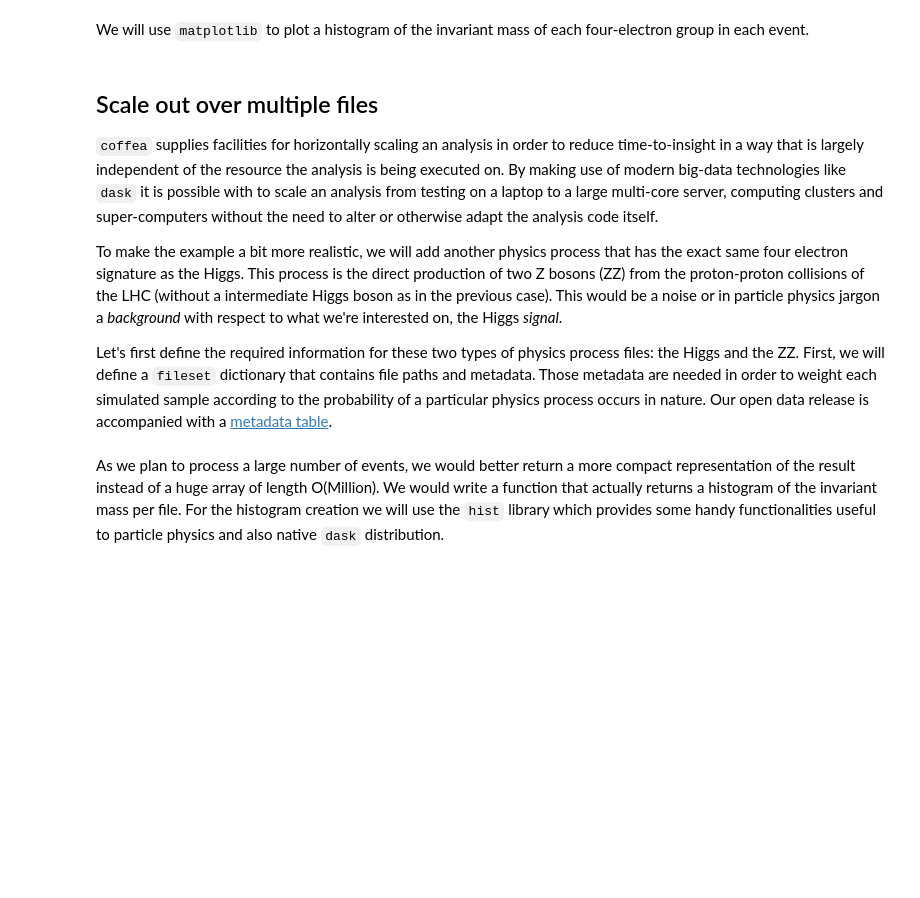
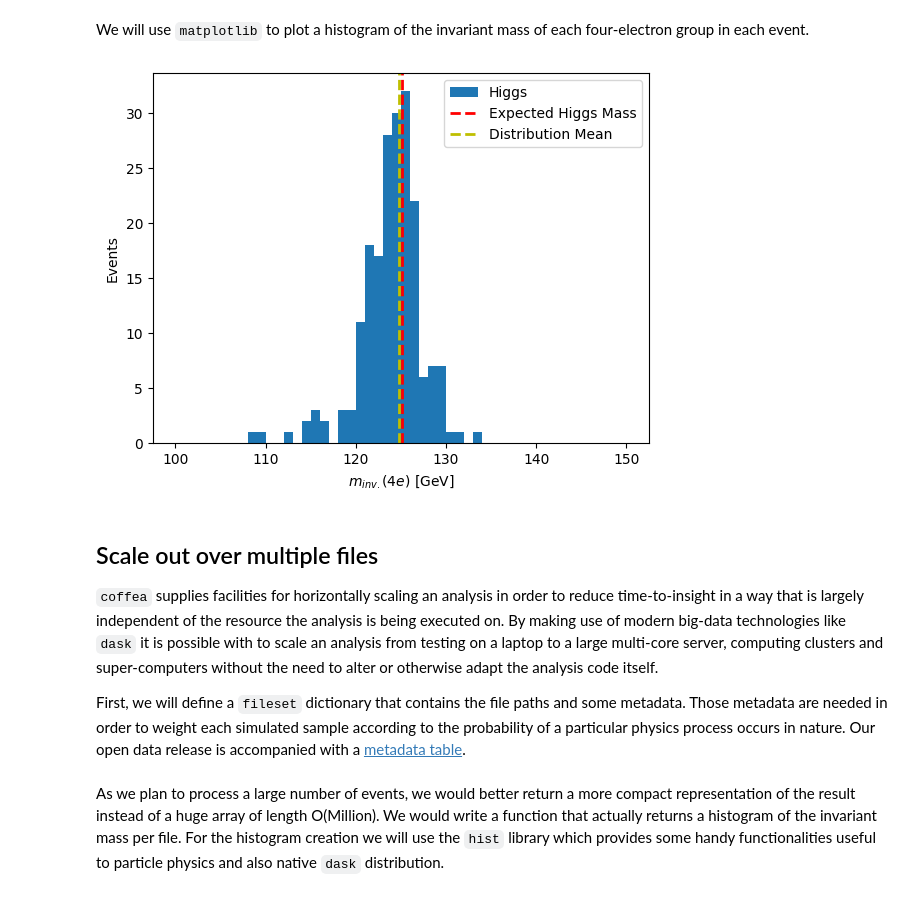
Before and after one commit to ekourlit/scipy2024-ATLAS-demo, a Jupyter notebook: analysis_demo_coffea.ipynb, the cells around one changed output. Drawn from its saved outputs; the diff is of its cells as text; code cells hidden in the pictures; blank space fills up the shorter version.

```diff
--- a/analysis_demo_coffea.ipynb
+++ b/analysis_demo_coffea.ipynb
@@ -216,19 +243,25 @@ We will use `matplotlib` to plot a histogram of the invariant mass of each four-
 # %%
 from matplotlib import pyplot as plt
 
-# observable calculation and plotting
-plt.hist(calculate_inv_mass(el[selection_4e0m]).compute(), bins=50, range=(100, 150), label='Signal')
+# observable calculation
+inv_masses = calculate_inv_mass(el[selection_4e0m]).compute().to_numpy()
+# mean value calculation
+mean_value = np.mean(inv_masses)
+
+# plotting
+plt.hist(inv_masses, bins=50, range=(100, 150), label='Higgs')
 plt.axvline(125.11, color='r', linestyle='dashed', linewidth=2, label='Expected Higgs Mass') # known only after the discovery in 2012
+plt.axvline(mean_value, color='y', linestyle='dashed', linewidth=2, label='Distribution Mean')
 plt.xlabel(r"$m_{inv.}(4e)$ [GeV]")
 plt.ylabel('Events')
 plt.legend()
 plt.show()
+# %% [output]
+[figure, added]
 # %% [markdown]
 ## Scale out over multiple files
 
 `coffea` supplies facilities for horizontally scaling an analysis in order to reduce time-to-insight in a way that is largely independent of the resource the analysis is being executed on. By making use of modern big-data technologies like `dask` it is possible with to scale an analysis from testing on a laptop to a large multi-core server, computing clusters and super-computers without the need to alter or otherwise adapt the analysis code itself.
 
-To make the example a bit more realistic, we will add another physics process that has the exact same four electron signature as the Higgs. This process is the direct production of two Z bosons (ZZ) from the proton-proton collisions of the LHC (without a intermediate Higgs boson as in the previous case). This would be a noise or in particle physics jargon a _background_ with respect to what we're interested on, the Higgs _signal_.
-
-Let's first define the required information for these two types of physics process files: the Higgs and the ZZ. First, we will define a `fileset` dictionary that contains file paths and metadata. Those metadata are needed in order to weight each simulated sample according to the probability of a particular physics process occurs in nature. Our open data release is accompanied with a [metadata table](https://opendata.atlas.cern/docs/documentation/overview_data/data_research_2024#metadata).
+First, we will define a `fileset` dictionary that contains the file paths and some metadata. Those metadata are needed in order to weight each simulated sample according to the probability of a particular physics process occurs in nature. Our open data release is accompanied with a [metadata table](https://opendata.atlas.cern/docs/documentation/overview_data/data_research_2024#metadata).
 # %%
```
Also changed, not shown: parts of 19 cells of this notebook, 1 other file.
